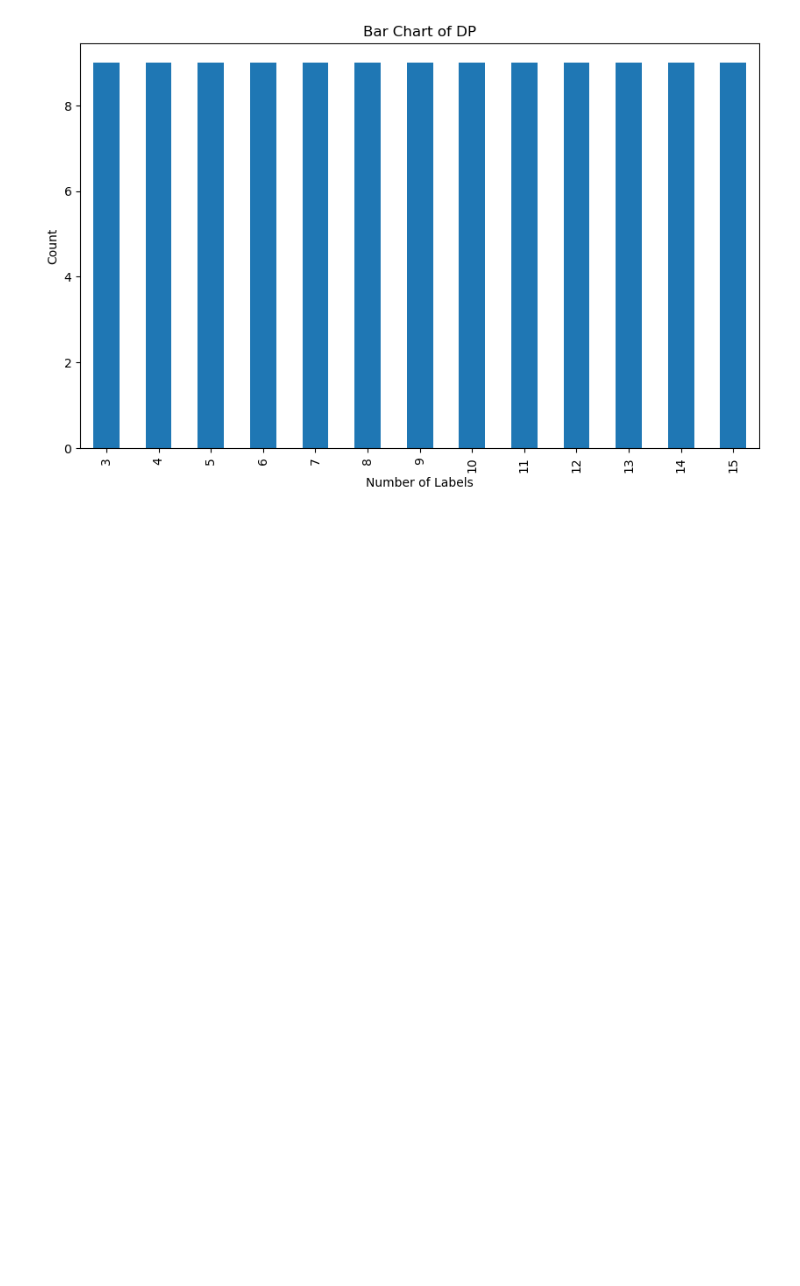
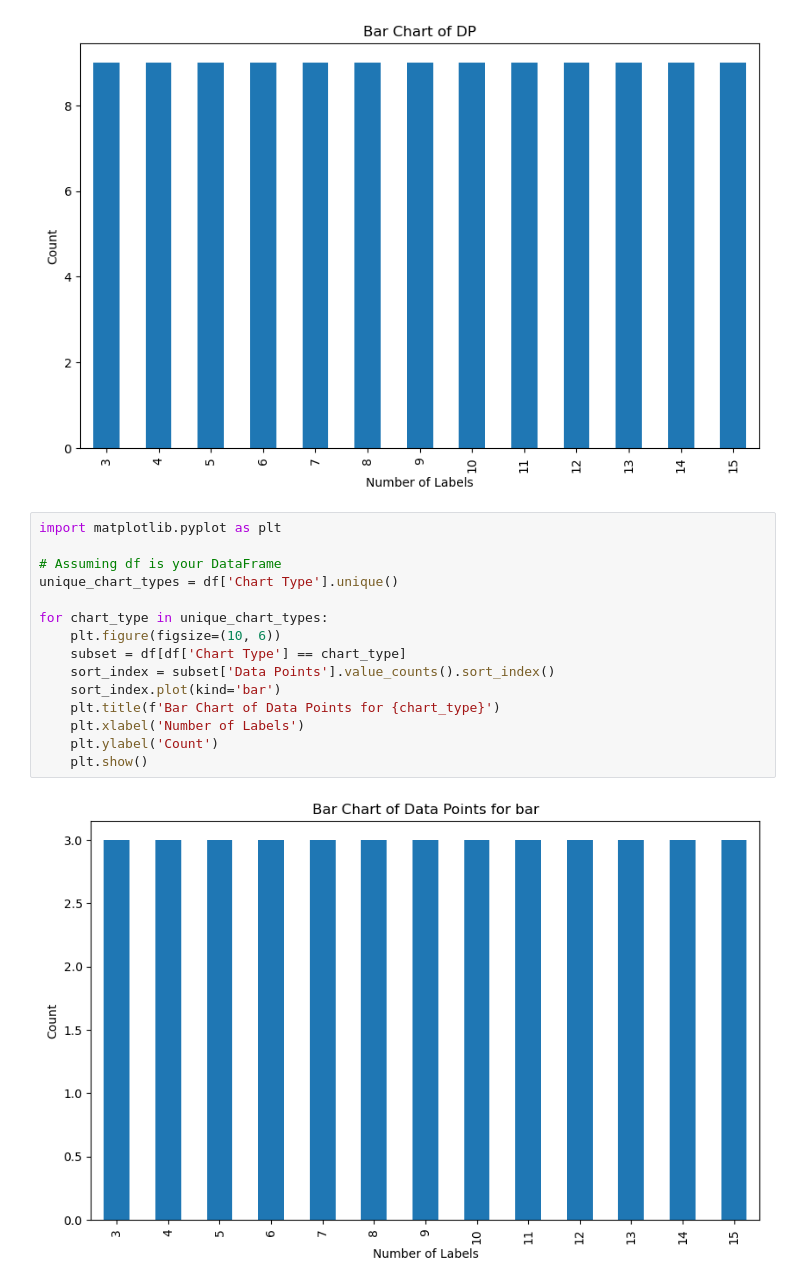
Before and after one commit to arugenre/Charts-DL-SS2024, a Jupyter notebook: NBA/visual.ipynb, the cells around one changed output. Cells and saved outputs as stored; diff of their text form; blank space fills up the shorter version.

Commit message:
add: balanced data, json to chartjs, prompts updated

```diff
--- a/NBA/visual.ipynb
+++ b/NBA/visual.ipynb
@@ -27,3 +27,20 @@ plt.ylabel('Count')
 plt.show()
 # %% [output]
 [figure]
+# %%
+import matplotlib.pyplot as plt
+
+# Assuming df is your DataFrame
+unique_chart_types = df['Chart Type'].unique()
+
+for chart_type in unique_chart_types:
+    plt.figure(figsize=(10, 6))
+    subset = df[df['Chart Type'] == chart_type]
+    sort_index = subset['Data Points'].value_counts().sort_index()
+    sort_index.plot(kind='bar')
+    plt.title(f'Bar Chart of Data Points for {chart_type}')
+    plt.xlabel('Number of Labels')
+    plt.ylabel('Count')
+    plt.show()
+# %% [output]
+[figure, added]
```
Also changed, not shown: parts of 1 cell of this notebook, 20 other files.
